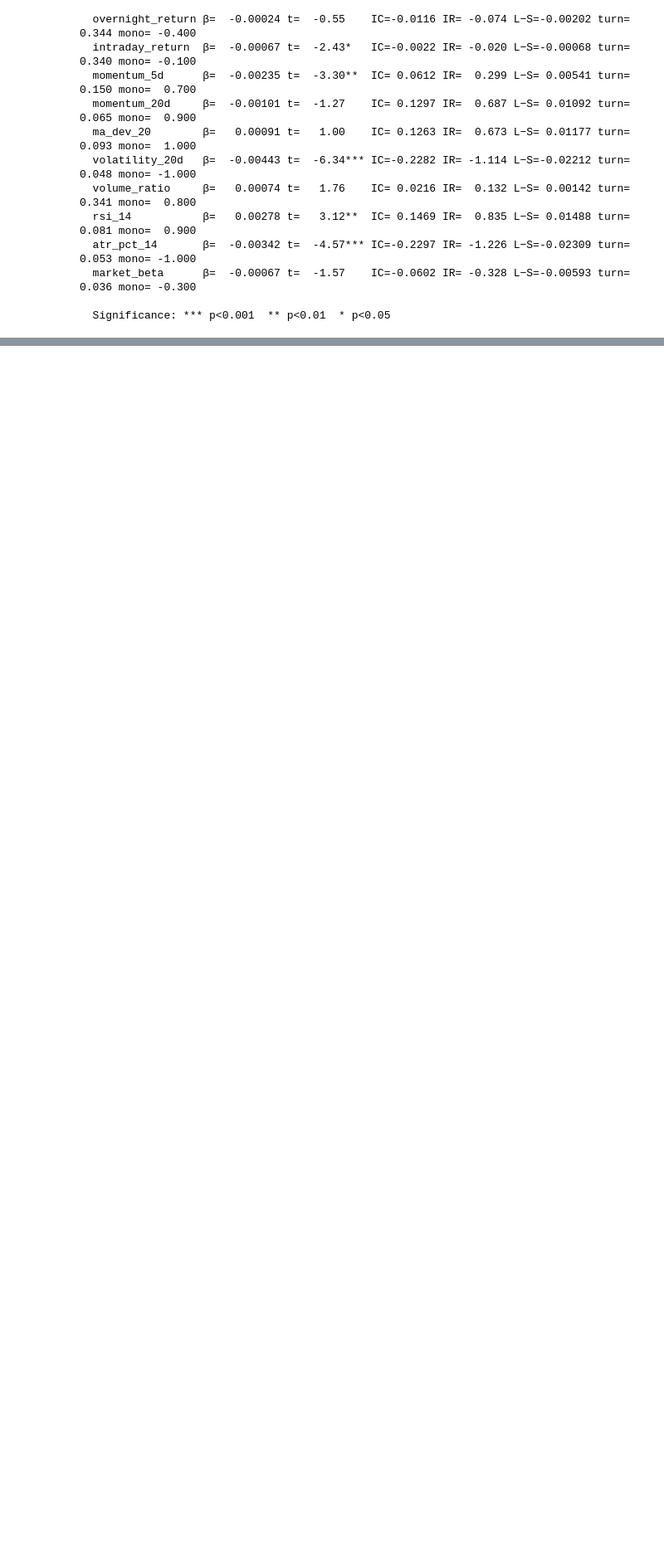
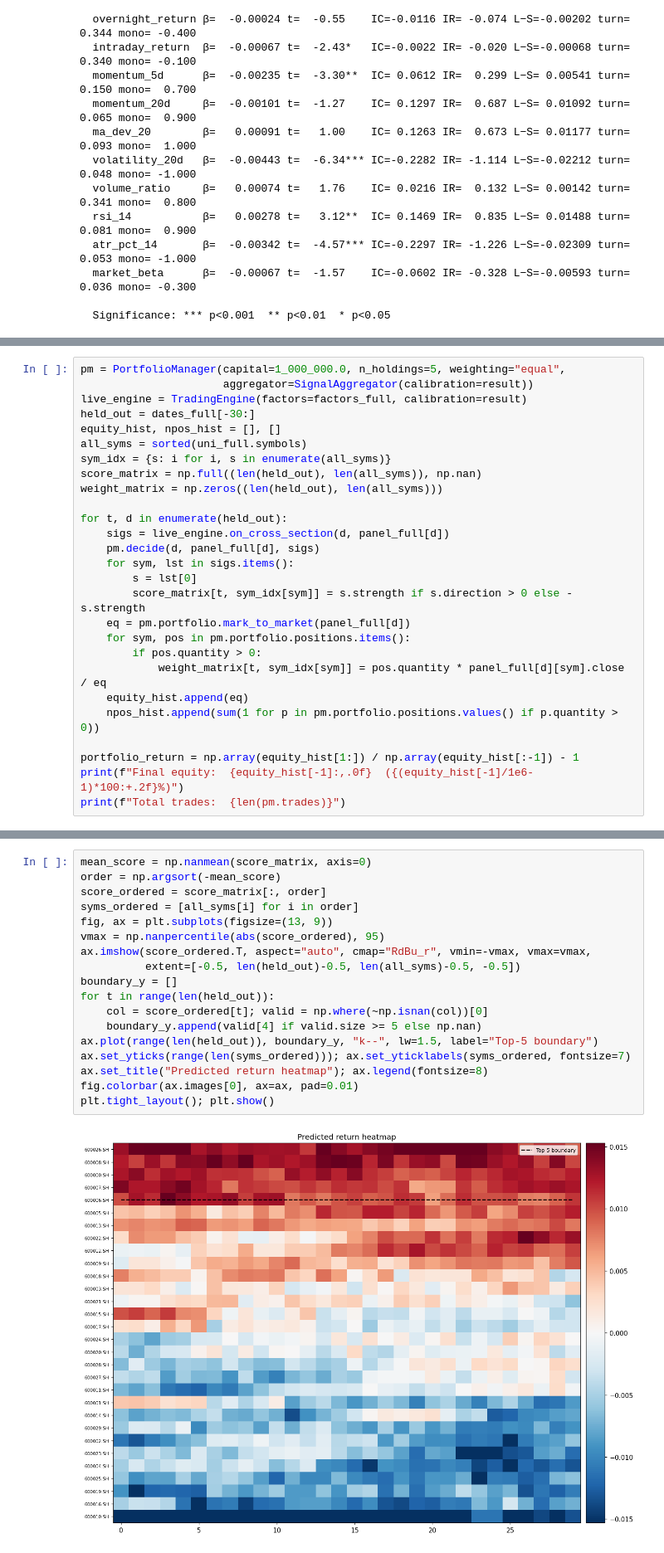
Before and after one commit to catketchup/alftrade, a Jupyter notebook: demo.ipynb, the cells around one changed output, grey strips where cells are left out. Shown at 83% size. Saved outputs shown, nothing was run; the diff lists cells and outputs as text; blank space fills up the shorter version.

```diff
--- a/demo.ipynb
+++ b/demo.ipynb
@@ -590,0 +337,27 @@ Backtest:        30 days, 5 holdings
+# %%
+pm = PortfolioManager(capital=1_000_000.0, n_holdings=5, weighting="equal",
+                      aggregator=SignalAggregator(calibration=result))
+live_engine = TradingEngine(factors=factors_full, calibration=result)
+held_out = dates_full[-30:]
+equity_hist, npos_hist = [], []
+all_syms = sorted(uni_full.symbols)
+sym_idx = {s: i for i, s in enumerate(all_syms)}
+score_matrix = np.full((len(held_out), len(all_syms)), np.nan)
+weight_matrix = np.zeros((len(held_out), len(all_syms)))
+
+for t, d in enumerate(held_out):
+    sigs = live_engine.on_cross_section(d, panel_full[d])
+    pm.decide(d, panel_full[d], sigs)
+    for sym, lst in sigs.items():
+        s = lst[0]
+        score_matrix[t, sym_idx[sym]] = s.strength if s.direction > 0 else -s.strength
+    eq = pm.portfolio.mark_to_market(panel_full[d])
+    for sym, pos in pm.portfolio.positions.items():
+        if pos.quantity > 0:
+            weight_matrix[t, sym_idx[sym]] = pos.quantity * panel_full[d][sym].close / eq
+    equity_hist.append(eq)
+    npos_hist.append(sum(1 for p in pm.portfolio.positions.values() if p.quantity > 0))
+
+portfolio_return = np.array(equity_hist[1:]) / np.array(equity_hist[:-1]) - 1
+print(f"Final equity:  {equity_hist[-1]:,.0f}  ({(equity_hist[-1]/1e6-1)*100:+.2f}%)")
+print(f"Total trades:  {len(pm.trades)}")
@@ -590,0 +383,20 @@ Backtest:        30 days, 5 holdings
+# %%
+mean_score = np.nanmean(score_matrix, axis=0)
+order = np.argsort(-mean_score)
+score_ordered = score_matrix[:, order]
+syms_ordered = [all_syms[i] for i in order]
+fig, ax = plt.subplots(figsize=(13, 9))
+vmax = np.nanpercentile(abs(score_ordered), 95)
+ax.imshow(score_ordered.T, aspect="auto", cmap="RdBu_r", vmin=-vmax, vmax=vmax,
+          extent=[-0.5, len(held_out)-0.5, len(all_syms)-0.5, -0.5])
+boundary_y = []
+for t in range(len(held_out)):
+    col = score_ordered[t]; valid = np.where(~np.isnan(col))[0]
+    boundary_y.append(valid[4] if valid.size >= 5 else np.nan)
+ax.plot(range(len(held_out)), boundary_y, "k--", lw=1.5, label="Top-5 boundary")
+ax.set_yticks(range(len(syms_ordered))); ax.set_yticklabels(syms_ordered, fontsize=7)
+ax.set_title("Predicted return heatmap"); ax.legend(fontsize=8)
+fig.colorbar(ax.images[0], ax=ax, pad=0.01)
+plt.tight_layout(); plt.show()
+# %% [output]
+[figure, added]
```
Also changed, not shown: parts of 73 cells of this notebook, 10 other files.
